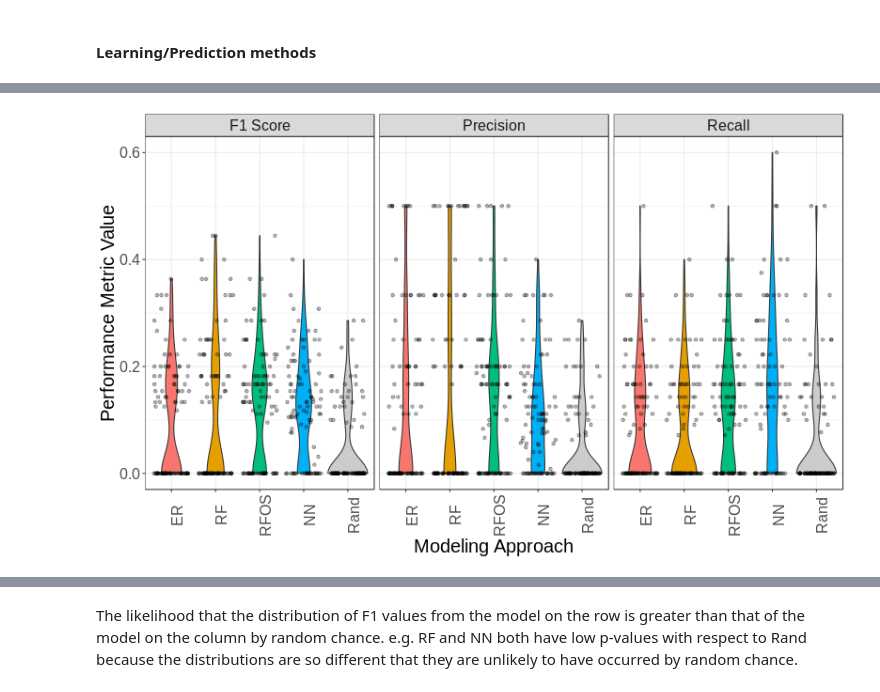
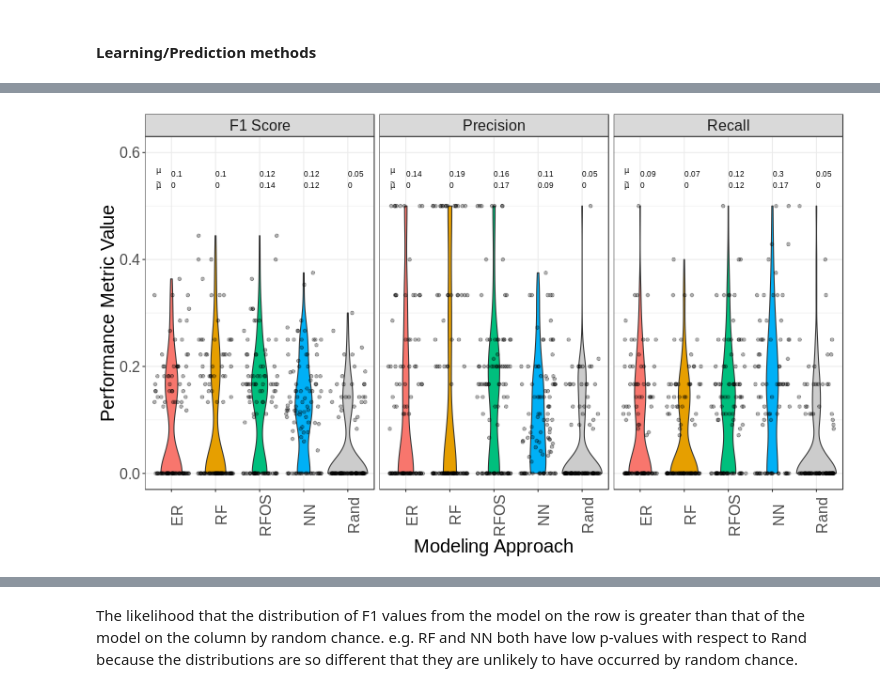
Before and after one commit to mbi2gs/fungicidal_bact_genomics, a Jupyter notebook: notebooks/model_cross_validation.ipynb, the cells around one changed output, grey strips where cells are left out. Cells and saved outputs as stored; diff of their text form; code cells hidden in the pictures.

Commit message:
updated figure 3 CV images with mean and median values

```diff
--- a/notebooks/model_cross_validation.ipynb
+++ b/notebooks/model_cross_validation.ipynb
@@ -37,6 +37,8 @@ spece.loader.exec_module(enrm)
 # %%
 strains_fp = os.path.join(data_dir, 'isolates.tsv')
 bgc_pa_file = os.path.join(data_dir, 'bgc_presence_absence.tsv')
+cv_scores_file = os.path.join(data_dir, 'cross_validation_scores.tsv')
+gcv_scores_file = os.path.join(data_dir, 'genus_cross_validation_scores.tsv')
 model_cv_img_fp = os.path.join(img_dir, 'model_cv.png')
 tax_correlation_img_fp = os.path.join(img_dir, 'tax_correlation.png')
 tax_exclusion_img_fp = os.path.join(img_dir, 'tax_exclusion.png')
@@ -255,28 +239,43 @@ KeyboardInterrupt:
+# %%
+# Load data from TSV instead of waiting hours for simulations to run
+model_scores_df = pd.read_csv(cv_scores_file, sep='\t')
 # %%
 %%R -i model_scores_df -w 800
 library(tidyverse)
 
 long = model_scores_df %>%
     gather('metric', 'value', f1, p, r)
 
+labels = long %>%
+    group_by(model, metric) %>%
+    summarise(val_mean = round(mean(value),2),
+              val_median = round(median(value),2)) %>%
+    mutate(y = 0.55, ave_lab = paste0(val_mean, '\n', val_median))
+
 long$metric = factor(long$metric)
 long$model = factor(long$model, levels = c('ER', 'RF', 'RFOS', 'NN', 'Rand'))
 levels(long$metric) = c('F1 Score', 'Precision', 'Recall')
+labels$metric = factor(labels$metric)
+labels$model = factor(labels$model, levels = c('ER', 'RF', 'RFOS', 'NN', 'Rand'))
+levels(labels$metric) = c('F1 Score', 'Precision', 'Recall')
+
 
 ggplot(long, aes(x=factor(model), y=value)) +
     geom_violin(aes(fill=model)) +
     scale_fill_manual(values=c('#f8766d', '#E69F00', '#00bf7d', '#00b0f6', '#cccccc')) +
     geom_jitter(alpha=0.3, height=0) +
     labs(x='Modeling Approach',
          y='Performance Metric Value') +
+    geom_text(data=labels, size=2.9, hjust='left', aes(x=model, y=y, label=ave_lab)) +
+    annotate("text", x = 0.7, y = 0.55, size=2.9, label = expression(atop(mu, tilde(mu)))) +
     theme_bw() +
     ylim(0,0.6) +
     facet_wrap(~metric) +
     theme(text = element_text(size=20),
           legend.position = "none",
           axis.text.x = element_text(angle = 90))
 # %% [output]
-[figure, old version]
+[figure, new version]
 # %%
 %%R -i model_cv_img_fp
 
```
Also changed, not shown: parts of 15 cells of this notebook, 6 other files.
